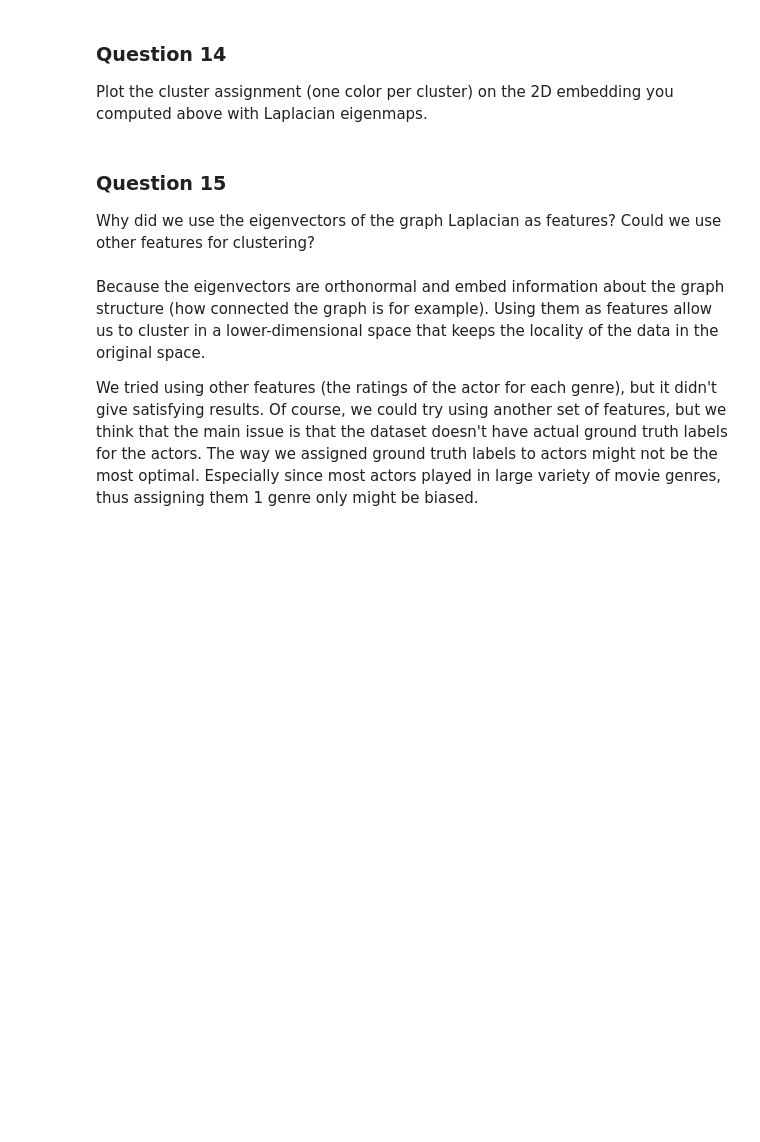
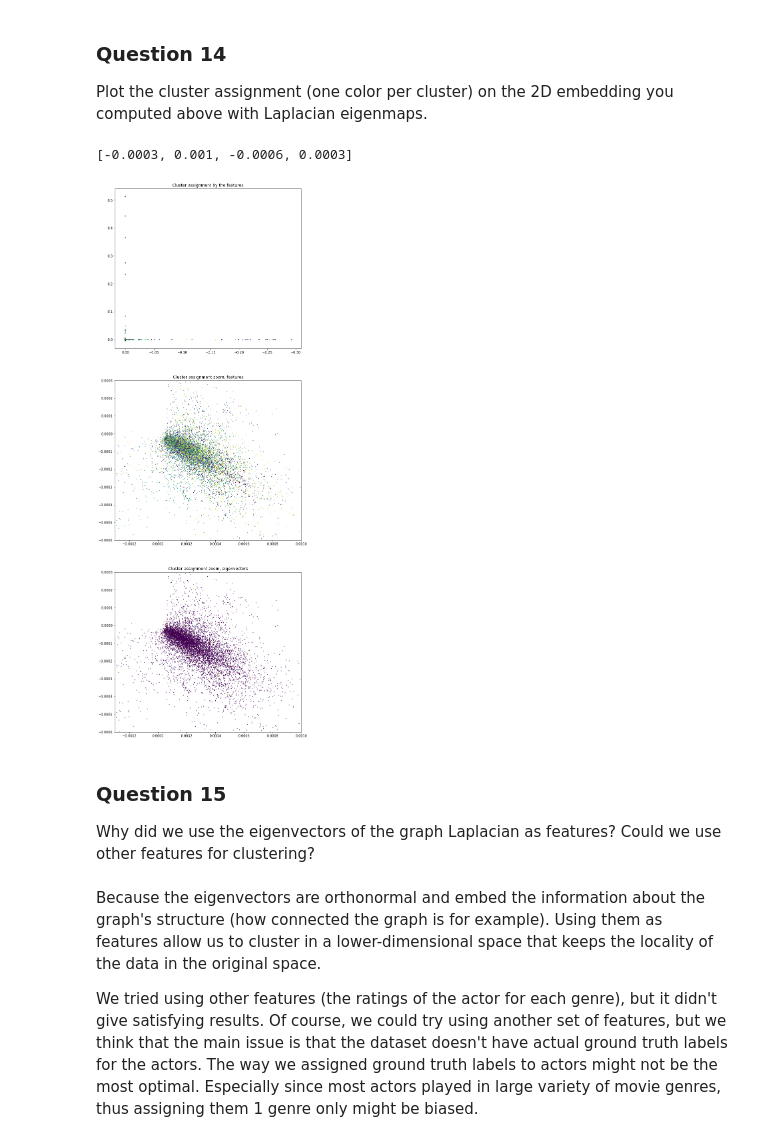
Before and after one commit to swouf/ntds_IMDb_team4, a Jupyter notebook: 3_spectral_graph_theory.ipynb, the cells around one changed output. Saved outputs shown, nothing was run; the diff lists cells and outputs as text; code cells hidden in the pictures; blank space fills up the shorter version.

```diff
--- a/3_spectral_graph_theory.ipynb
+++ b/3_spectral_graph_theory.ipynb
@@ -448,35 +463,34 @@ Plot the cluster assignment (one color per cluster) on the 2D embedding you comp
 # %%
 import matplotlib as mpl
 from matplotlib import cm
 
 viridis = cm.get_cmap('viridis', 12)
 
 plt.figure(figsize=(10, 30))
 
 plt.subplot(311)
-plt.scatter(vecs[:,1],vecs[:,2],s=5, c=predictedLabels, cmap=viridis)
-plt.gca().invert_yaxis()
+plt.scatter(vecsn[:,1],vecsn[:,2],s=5, c=predictedLabels, cmap=viridis)
 plt.title('Cluster assignment by the features')
 
-dataPoints = vecs
-
-dataPoints[dataPoints>0.01]=0
-dataPoints[dataPoints<-0.01]=0
-
 plt.subplot(312)
-plt.scatter(dataPoints[:,1],dataPoints[:,2],s=1, c=predictedLabels, cmap=viridis)
-plt.gca().invert_yaxis()
+plt.scatter(vecsn[:,1],vecsn[:,2],s=1, c=predictedLabels, cmap=viridis)
+plt.gca().invert_xaxis()
 plt.title('Cluster assignment zoom, features')
+plt.axis([-0.0003, 0.001, -0.0006, 0.0003])
 
 plt.subplot(313)
-plt.scatter(dataPoints[:,1],dataPoints[:,2],s=1, c=predictedLabels2, cmap=viridis)
-plt.gca().invert_yaxis()
+plt.scatter(vecsn[:,1],vecsn[:,2],s=1, c=predictedLabels2, cmap=viridis)
+plt.gca().invert_xaxis()
 plt.title('Cluster assignment zoom, eigenvectors')
+plt.axis([-0.0003, 0.001, -0.0006, 0.0003])
+# %% [output]
+[-0.0003, 0.001, -0.0006, 0.0003]
+[figure, added]
 # %% [markdown]
 ### Question 15
 
 Why did we use the eigenvectors of the graph Laplacian as features? Could we use other features for clustering?
 # %% [markdown]
-Because the eigenvectors are orthonormal and embed information about the graph structure (how connected the graph is for example). Using them as features allow us to cluster in a lower-dimensional space that keeps the locality of the data in the original space.
+Because the eigenvectors are orthonormal and embed the information about the graph's structure (how connected the graph is for example). Using them as features allow us to cluster in a lower-dimensional space that keeps the locality of the data in the original space.
 
 We tried using other features (the ratings of the actor for each genre), but it didn't give satisfying results. Of course, we could try using another set of features, but we think that the main issue is that the dataset doesn't have actual ground truth labels for the actors. The way we assigned ground truth labels to actors might not be the most optimal. Especially since most actors played in large variety of movie genres, thus assigning them 1 genre only might be biased.
```
Also changed, not shown: parts of 7 cells of this notebook.
